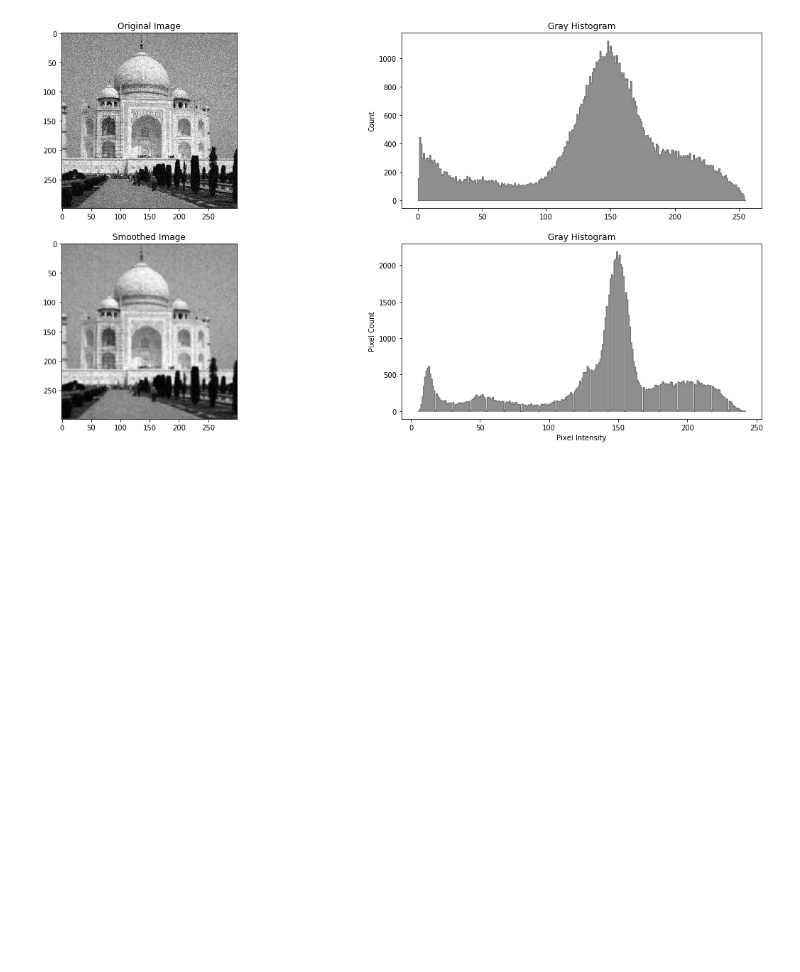
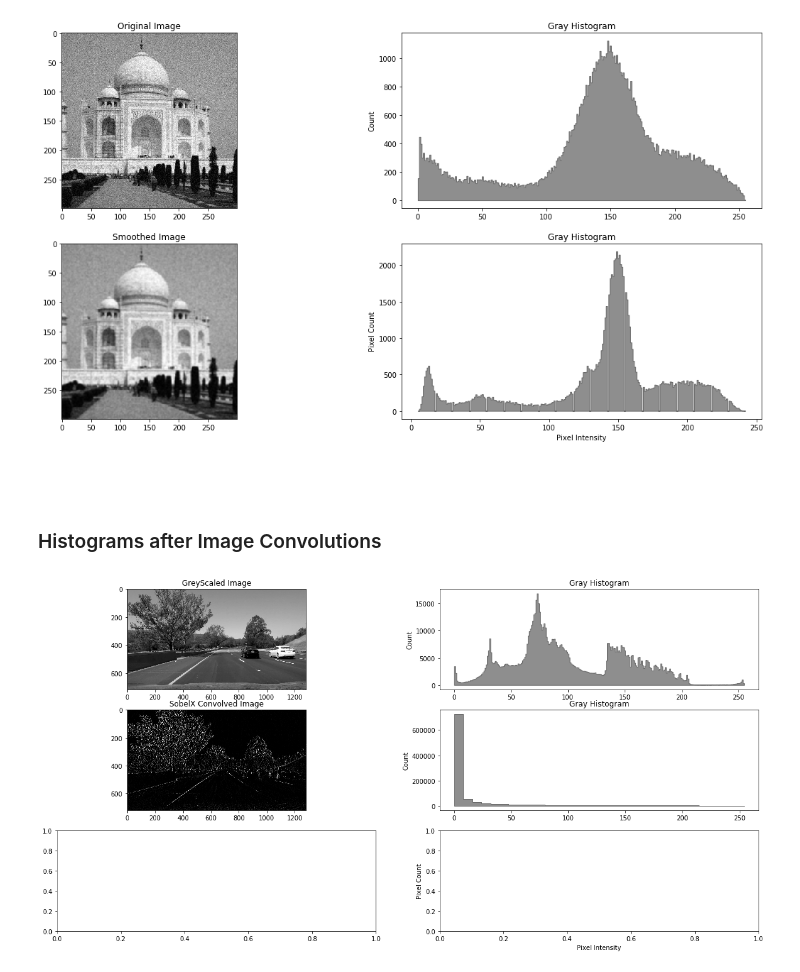
Before and after one commit to Defcon27/Image-Search-using-Parallel-Computing, a Jupyter notebook: ImageHistVisualizations.ipynb, the cells around one changed output. Cells and saved outputs as stored; diff of their text form; code cells hidden in the pictures; blank space fills up the shorter version.

Commit message:
Added Convolve plot

```diff
--- a/ImageHistVisualizations.ipynb
+++ b/ImageHistVisualizations.ipynb
@@ -106,3 +106,31 @@ plotGrayDistribution(filtered_image, ax[1,1])
 plt.show()
 # %% [output]
 [figure]
+# %% [markdown]
+##
+# %% [markdown]
+### Histograms after Image Convolutions
+# %%
+from ConvolutionalFilters import ConvolutionFilter
+from ImageHistogram import plotGrayDistribution
+from ImageHistogram import plotConvolveDistribution
+
+image = cv2.imread("Image_Database/road.jpg")
+
+filters = ConvolutionFilter(image)
+filtered_image_sx = filters.applySobelX()
+filtered_image_sy = filters.applySobelY()
+
+f, ax = plt.subplots(3, 2, figsize=(20,10))
+
+ax[0,0].set_title('GreyScaled Image')
+ax[0,0].imshow(filters.image, cmap="gray")
+ax[0,1].set_title('Gray Histogram')
+plotGrayDistribution(filters.image, ax[0,1])
+ax[1,0].set_title('SobelX Convolved Image')
+ax[1,0].imshow(filtered_image_sx, cmap="gray")
+ax[1,1].set_title('Gray Histogram')
+plotConvolveDistribution(filtered_image_sx, 32,ax[1,1])
+plt.show()
+# %% [output]
+[figure, added]
```
Also changed, not shown: parts of 1 cell of this notebook, 1 other file.
